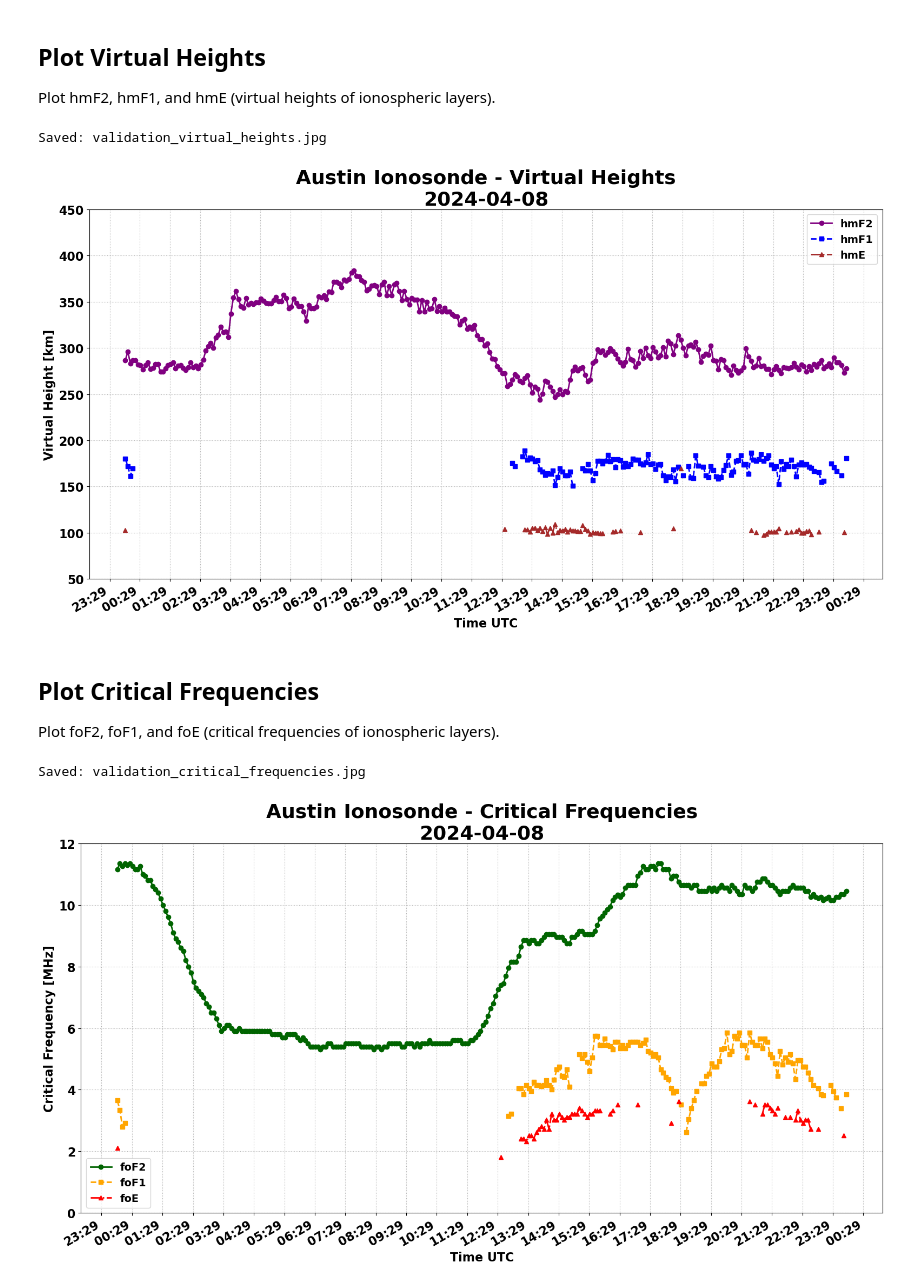
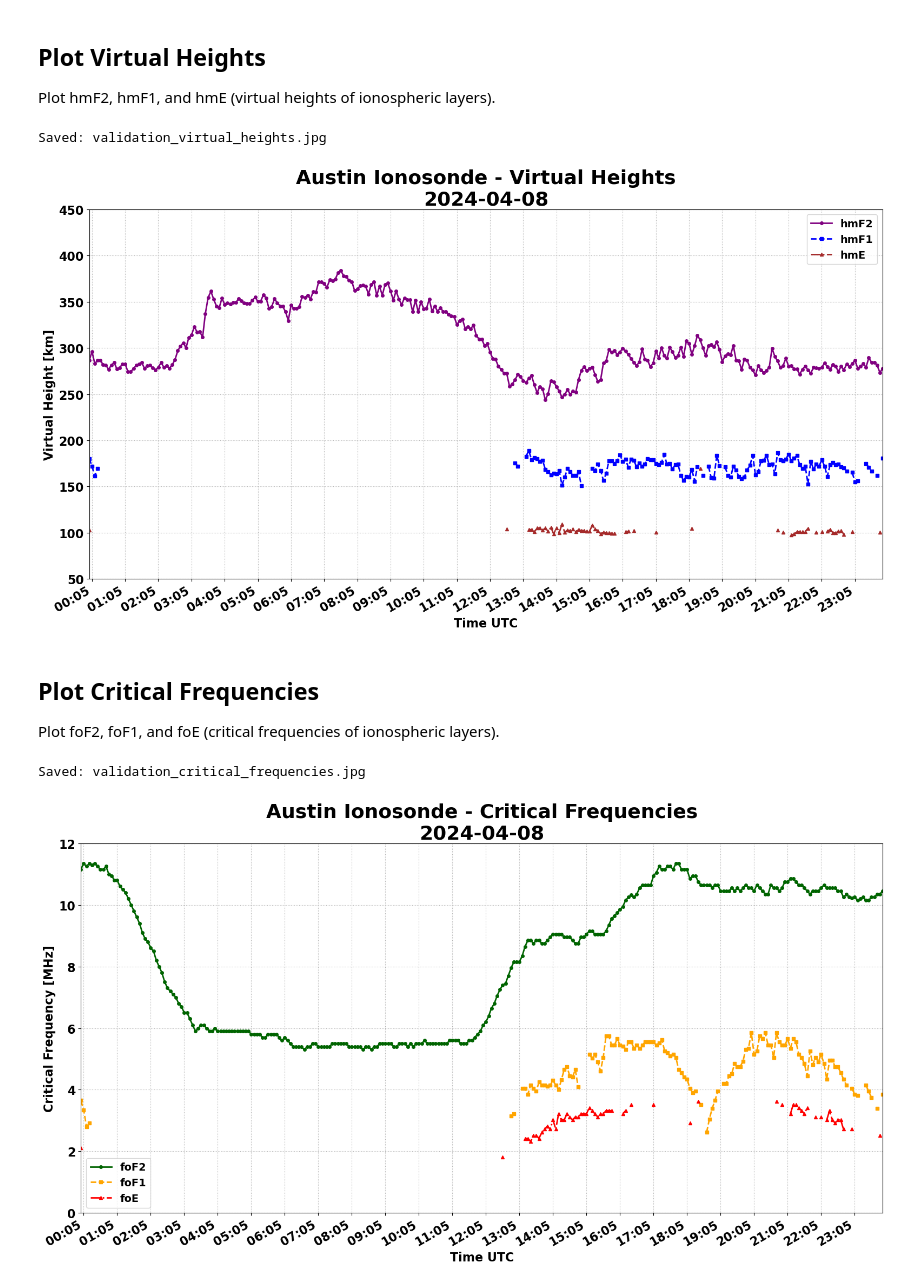
Before and after one commit to HamSCI/HF-TDOA-Frontiers-2025, a Jupyter notebook: fig_supporting/Austin_Ionosonde_Data_Validation.ipynb, the cells around one changed output. Drawn from its saved outputs; the diff is of its cells as text; code cells hidden in the pictures.

```diff
--- a/fig_supporting/Austin_Ionosonde_Data_Validation.ipynb
+++ b/fig_supporting/Austin_Ionosonde_Data_Validation.ipynb
@@ -177,24 +125,15 @@ Columns: ['UTC', 'foF2', 'foF1', 'foE', 'hmF2', 'hmF1', 'hmE']
 
 Plot hmF2, hmF1, and hmE (virtual heights of ionospheric layers).
 # %%
-# Setup plotting style
-import matplotlib as mpl
-mpl.rcParams['font.size'] = 16
-mpl.rcParams['font.weight'] = 'bold'
-mpl.rcParams['axes.labelweight'] = 'bold'
-mpl.rcParams['axes.titleweight'] = 'bold'
-mpl.rcParams['axes.grid'] = True
-mpl.rcParams['grid.linestyle'] = ':'
-
 fig, ax = plt.subplots(figsize=(16, 9))
 
 # Plot virtual heights
-ax.plot(ionosonde_df['UTC'], ionosonde_df['hmF2'],
-        label='hmF2', marker='o', linestyle='-', linewidth=2, color='purple')
-ax.plot(ionosonde_df['UTC'], ionosonde_df['hmF1'],
-        label='hmF1', marker='s', linestyle='--', linewidth=2, color='blue')
-ax.plot(ionosonde_df['UTC'], ionosonde_df['hmE'],
-        label='hmE', marker='^', linestyle='-.', linewidth=2, color='brown')
+ax.plot(ionosonde_df.index, ionosonde_df['hmF2'],
+        label='hmF2', marker='o', linestyle='-', linewidth=2, markersize=4, color='purple')
+ax.plot(ionosonde_df.index, ionosonde_df['hmF1'],
+        label='hmF1', marker='s', linestyle='--', linewidth=2, markersize=4, color='blue')
+ax.plot(ionosonde_df.index, ionosonde_df['hmE'],
+        label='hmE', marker='^', linestyle='-.', linewidth=2, markersize=4, color='brown')
 
 # Format the plot
 ax.set_xlabel('Time UTC')
@@ -215,7 +154,7 @@ print("Saved: validation_virtual_heights.jpg")
 plt.show()
 # %% [output]
 Saved: validation_virtual_heights.jpg
-[figure, old version]
+[figure, new version]
 # %% [markdown]
 ## Plot Critical Frequencies
 
@@ -223,31 +162,31 @@ Plot foF2, foF1, and foE (critical frequencies of ionospheric layers).
 # %%
 fig, ax = plt.subplots(figsize=(16, 9))
 
 # Plot critical frequencies
-ax.plot(ionosonde_df['UTC'], ionosonde_df['foF2'],
-        label='foF2', marker='o', linestyle='-', linewidth=2, color='darkgreen')
-ax.plot(ionosonde_df['UTC'], ionosonde_df['foF1'],
-        label='foF1', marker='s', linestyle='--', linewidth=2, color='orange')
-ax.plot(ionosonde_df['UTC'], ionosonde_df['foE'],
-        label='foE', marker='^', linestyle='-.', linewidth=2, color='red')
+ax.plot(ionosonde_df.index, ionosonde_df['foF2'],
+        label='foF2', marker='o', linestyle='-', linewidth=2, markersize=4, color='darkgreen')
+ax.plot(ionosonde_df.index, ionosonde_df['foF1'],
+        label='foF1', marker='s', linestyle='--', linewidth=2, markersize=4, color='orange')
+ax.plot(ionosonde_df.index, ionosonde_df['foE'],
+        label='foE', marker='^', linestyle='-.', linewidth=2, markersize=4, color='red')
 
 # Format the plot
 ax.set_xlabel('Time UTC')
 ax.set_ylabel('Critical Frequency [MHz]')
 ax.set_title('Austin Ionosonde - Critical Frequencies\n2024-04-08', fontsize=26)
 ax.legend(loc='best', fontsize=14)
 ax.set_ylim(0, 12)
 
 # Format datetime axis
 myFmt = mdates.DateFormatter('%H:%M')
 ax.xaxis.set_major_formatter(myFmt)
 ax.xaxis.set_major_locator(mdates.MinuteLocator(interval=60))
 fig.autofmt_xdate()
 
 plt.tight_layout()
 plt.savefig('validation_critical_frequencies.jpg', dpi=300, bbox_inches='tight', format='jpeg', pil_kwargs={'quality': 95})
 print("Saved: validation_critical_frequencies.jpg")
 plt.show()
 # %% [output]
 Saved: validation_critical_frequencies.jpg
-[figure, old version]
+[figure, new version]
```
Also changed, not shown: parts of 12 cells of this notebook, 3 other files.
